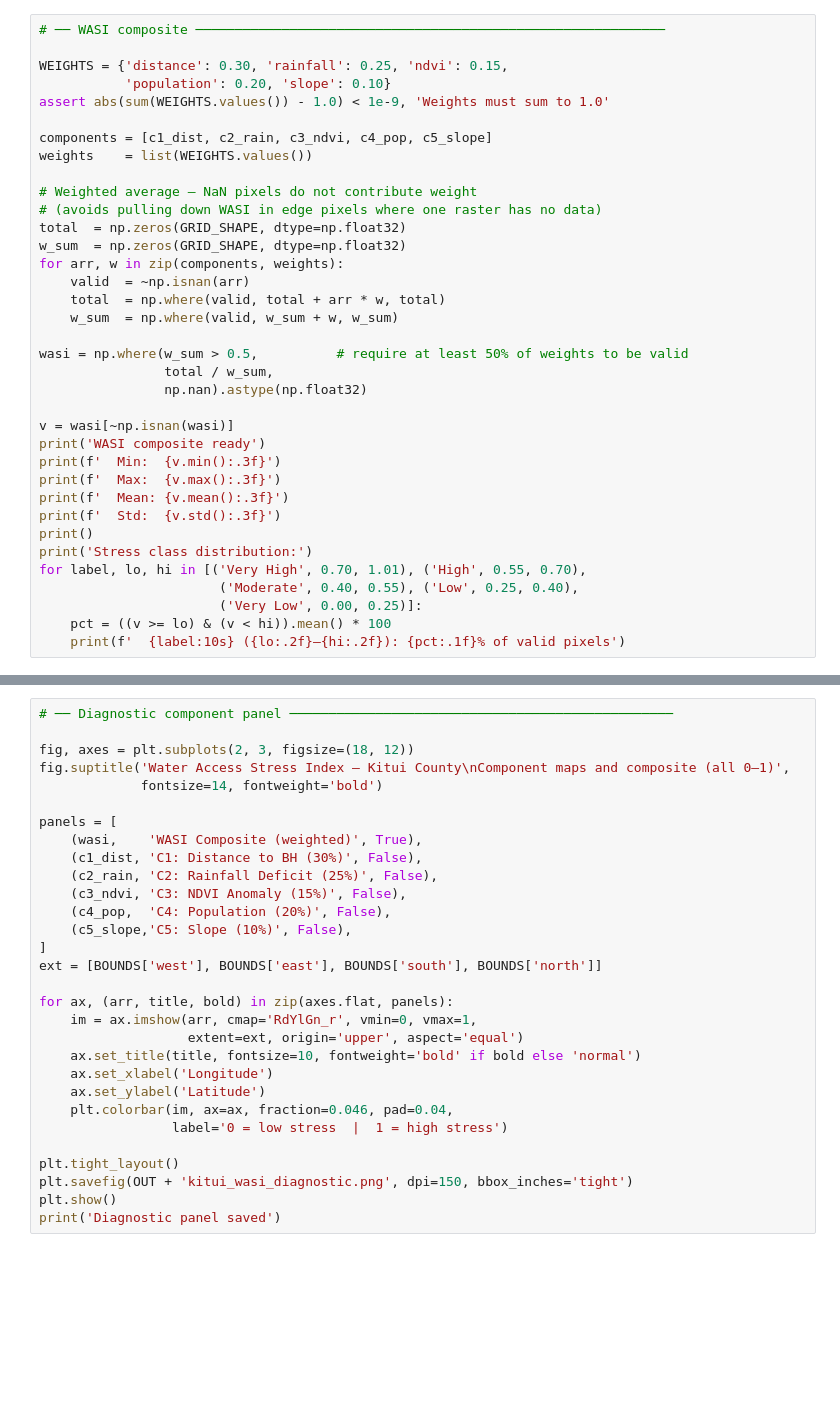
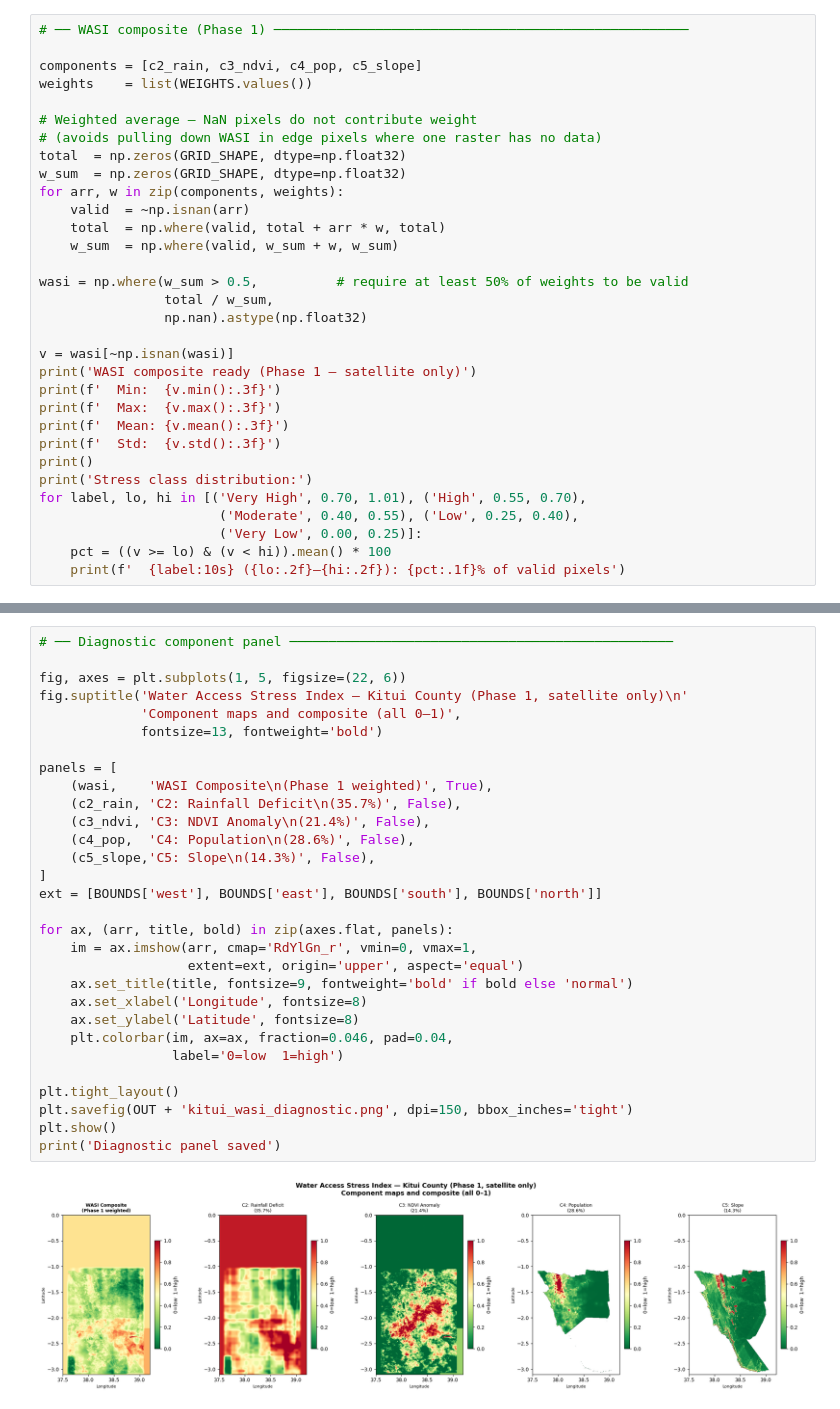
Before and after one commit to davis-mironga/kitui-washlab-analysis, a Jupyter notebook: notebooks/02_Water_Stress_Index.ipynb, the cells around one changed output, grey strips where cells are left out. Saved outputs shown, nothing was run; the diff lists cells and outputs as text; blank space fills up the shorter version.

Commit message:
feat: update Water Stress Index notebook (WASI v3)

```diff
--- a/notebooks/02_Water_Stress_Index.ipynb
+++ b/notebooks/02_Water_Stress_Index.ipynb
@@ -247,11 +336,7 @@ print(f'  Mean deficit where positive: {valid_deficit[valid_deficit > 0].mean():
 # %%
-# ── WASI composite ────────────────────────────────────────────────────────────
+# ── WASI composite (Phase 1) ─────────────────────────────────────────────────────
 
-WEIGHTS = {'distance': 0.30, 'rainfall': 0.25, 'ndvi': 0.15,
-           'population': 0.20, 'slope': 0.10}
-assert abs(sum(WEIGHTS.values()) - 1.0) < 1e-9, 'Weights must sum to 1.0'
-
-components = [c1_dist, c2_rain, c3_ndvi, c4_pop, c5_slope]
+components = [c2_rain, c3_ndvi, c4_pop, c5_slope]
 weights    = list(WEIGHTS.values())
 
 # Weighted average — NaN pixels do not contribute weight
@@ -268,7 +353,7 @@ wasi = np.where(w_sum > 0.5,          # require at least 50% of weights to be va
                 np.nan).astype(np.float32)
 
 v = wasi[~np.isnan(wasi)]
-print('WASI composite ready')
+print('WASI composite ready (Phase 1 — satellite only)')
 print(f'  Min:  {v.min():.3f}')
 print(f'  Max:  {v.max():.3f}')
 print(f'  Mean: {v.mean():.3f}')
@@ -400,30 +591,32 @@ print(f'Ward GeoJSON: {OUT}kitui_wasi_ward.geojson')
 # %%
 # ── Diagnostic component panel ─────────────────────────────────────────────────
 
-fig, axes = plt.subplots(2, 3, figsize=(18, 12))
-fig.suptitle('Water Access Stress Index — Kitui County\nComponent maps and composite (all 0–1)',
-             fontsize=14, fontweight='bold')
+fig, axes = plt.subplots(1, 5, figsize=(22, 6))
+fig.suptitle('Water Access Stress Index — Kitui County (Phase 1, satellite only)\n'
+             'Component maps and composite (all 0–1)',
+             fontsize=13, fontweight='bold')
 
 panels = [
-    (wasi,    'WASI Composite (weighted)', True),
-    (c1_dist, 'C1: Distance to BH (30%)', False),
-    (c2_rain, 'C2: Rainfall Deficit (25%)', False),
-    (c3_ndvi, 'C3: NDVI Anomaly (15%)', False),
-    (c4_pop,  'C4: Population (20%)', False),
-    (c5_slope,'C5: Slope (10%)', False),
+    (wasi,    'WASI Composite\n(Phase 1 weighted)', True),
+    (c2_rain, 'C2: Rainfall Deficit\n(35.7%)', False),
+    (c3_ndvi, 'C3: NDVI Anomaly\n(21.4%)', False),
+    (c4_pop,  'C4: Population\n(28.6%)', False),
+    (c5_slope,'C5: Slope\n(14.3%)', False),
 ]
 ext = [BOUNDS['west'], BOUNDS['east'], BOUNDS['south'], BOUNDS['north']]
 
 for ax, (arr, title, bold) in zip(axes.flat, panels):
     im = ax.imshow(arr, cmap='RdYlGn_r', vmin=0, vmax=1,
                    extent=ext, origin='upper', aspect='equal')
-    ax.set_title(title, fontsize=10, fontweight='bold' if bold else 'normal')
-    ax.set_xlabel('Longitude')
-    ax.set_ylabel('Latitude')
+    ax.set_title(title, fontsize=9, fontweight='bold' if bold else 'normal')
+    ax.set_xlabel('Longitude', fontsize=8)
+    ax.set_ylabel('Latitude', fontsize=8)
     plt.colorbar(im, ax=ax, fraction=0.046, pad=0.04,
-                 label='0 = low stress  |  1 = high stress')
+                 label='0=low  1=high')
 
 plt.tight_layout()
 plt.savefig(OUT + 'kitui_wasi_diagnostic.png', dpi=150, bbox_inches='tight')
 plt.show()
 print('Diagnostic panel saved')
+# %% [output]
+[figure, added]
```
Also changed, not shown: parts of 23 cells of this notebook.
